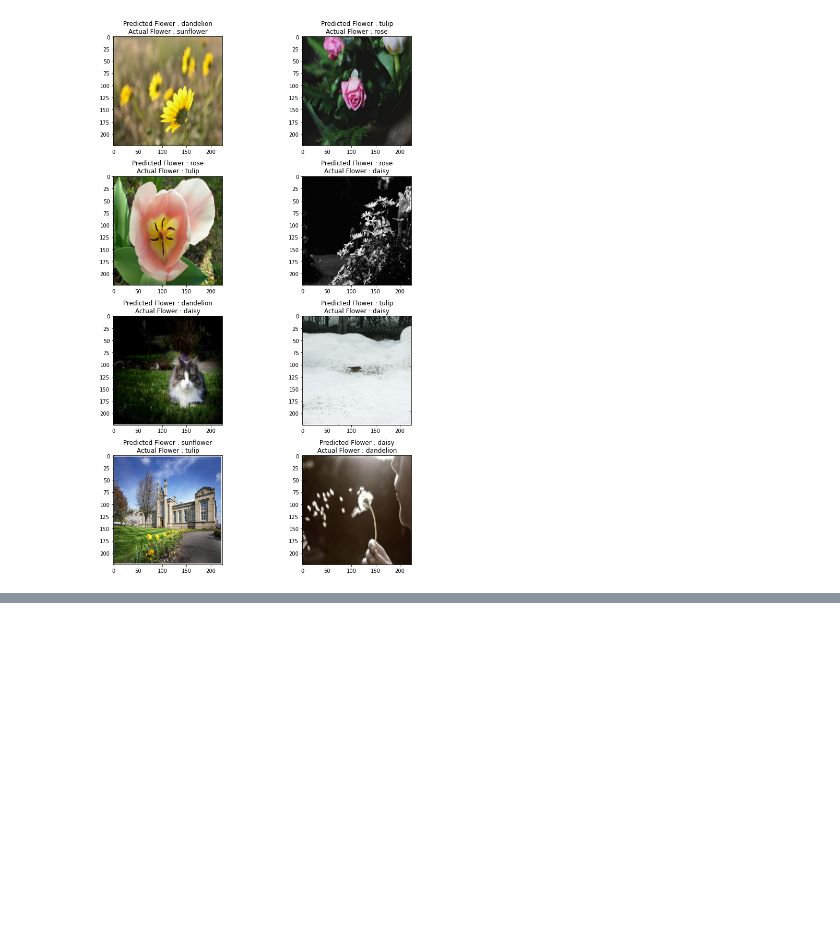
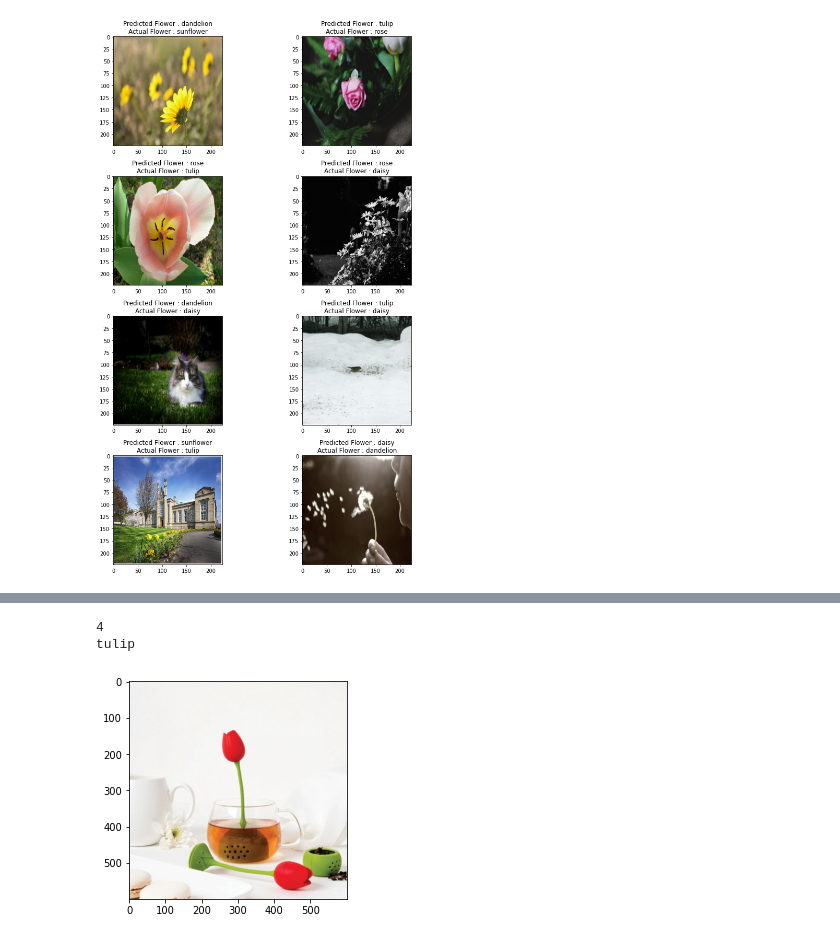
Before and after one commit to infoshareacademy/jdsz5-outdated, a Jupyter notebook: dl/dl_projekt_notatnik_maciek.ipynb, the cells around one changed output, grey strips where cells are left out. Drawn from its saved outputs; the diff is of its cells as text; code cells hidden in the pictures; blank space fills up the shorter version.

Commit message:
dl_projekt_notatnik with upload files and predict

```diff
--- a/dl/dl_projekt_notatnik_maciek.ipynb
+++ b/dl/dl_projekt_notatnik_maciek.ipynb
@@ -339,0 +365,29 @@ for i in range (4):
+# %%
+# przerobienie obrazka
+def load_image(img_path, show=False):
+
+    img = image.load_img(img_path, target_size=(224, 224))
+    img_tensor = image.img_to_array(img)
+    img_tensor = np.expand_dims(img_tensor, axis=0)
+    img_tensor /= 255.
+
+    if show:
+        plt.imshow(img_tensor[0])
+        plt.axis('off')
+        plt.show()
+
+    return img_tensor
+# %%
+#  załadowanie obrazka i sprawdzenie predykcji
+img_path = 'tulip-zaparzaczka-do-herbaty6.jpg'
+new_image = load_image(img_path)
+img = cv2.imread('tulip-zaparzaczka-do-herbaty6.jpg')
+img = cv2.cvtColor(img, cv2.COLOR_BGR2RGB)
+plt.imshow(img)
+pred = model.predict(new_image)
+print(pred.argmax())
+print (categories[pred.argmax()])
+# %% [output]
+4
+tulip
+[figure, added]
```
Also changed, not shown: parts of 4 cells of this notebook.
